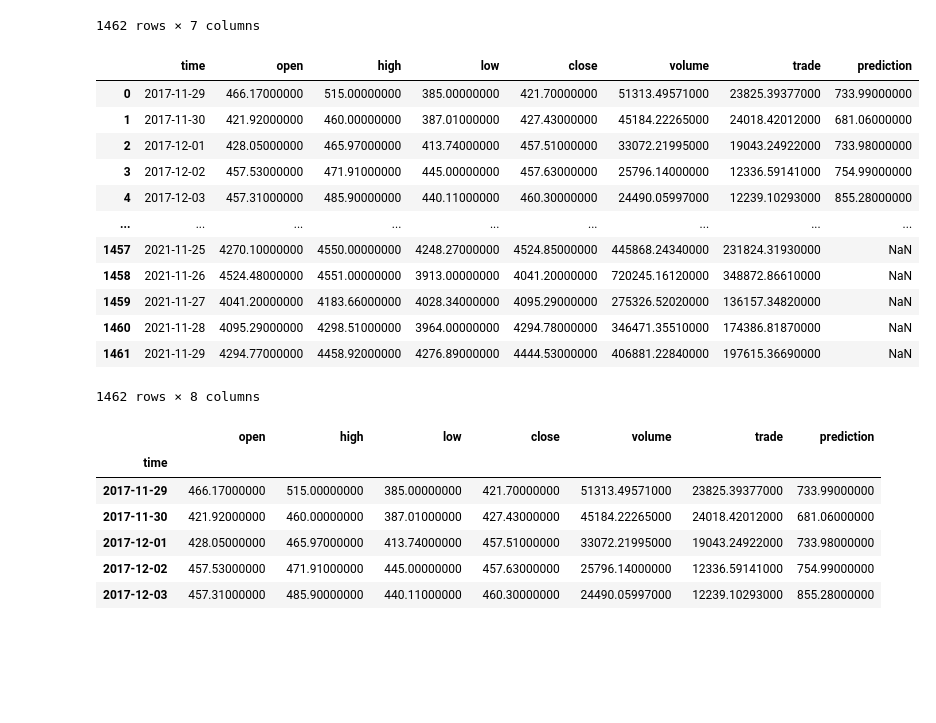
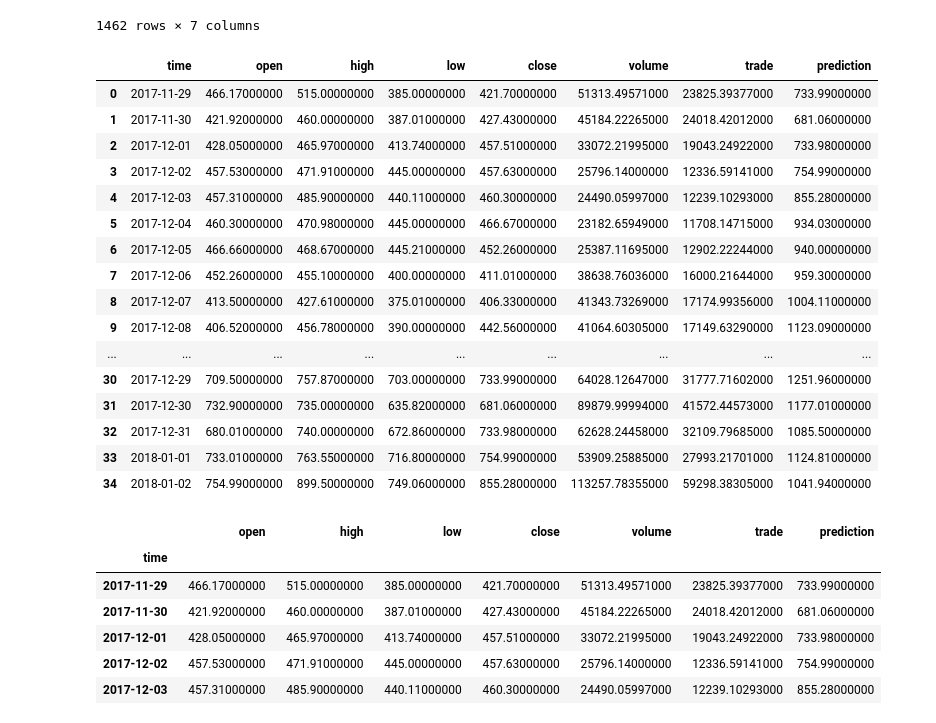
Before and after one commit to TomHOldershaw/Project4, a Jupyter notebook: 02 - Predicting the future price of ethereum - shifting the target.ipynb, the cells around one changed output. Drawn from its saved outputs; the diff is of its cells as text; code cells hidden in the pictures; blank space fills up the shorter version.

```diff
--- a/02 - Predicting the future price of ethereum - shifting the target.ipynb
+++ b/02 - Predicting the future price of ethereum - shifting the target.ipynb
@@ -79,22 +79,26 @@ ethereum_df
 # %%
 # make the predictions 30 days in the future for the target.
 projection = 30
 ethereum_df["prediction"] = ethereum_df["close"].shift(-projection)
-ethereum_df
+ethereum_df.head(35)
 # %% [output]
 |  | time | open | high | low | close | volume | trade | prediction |
 | 0 | 2017-11-29 | 466.17000000 | 515.00000000 | 385.00000000 | 421.70000000 | 51313.49571000 | 23825.39377000 | 733.99000000 |
 | 1 | 2017-11-30 | 421.92000000 | 460.00000000 | 387.01000000 | 427.43000000 | 45184.22265000 | 24018.42012000 | 681.06000000 |
 | 2 | 2017-12-01 | 428.05000000 | 465.97000000 | 413.74000000 | 457.51000000 | 33072.21995000 | 19043.24922000 | 733.98000000 |
 | 3 | 2017-12-02 | 457.53000000 | 471.91000000 | 445.00000000 | 457.63000000 | 25796.14000000 | 12336.59141000 | 754.99000000 |
 | 4 | 2017-12-03 | 457.31000000 | 485.90000000 | 440.11000000 | 460.30000000 | 24490.05997000 | 12239.10293000 | 855.28000000 |
+| 5 | 2017-12-04 | 460.30000000 | 470.98000000 | 445.00000000 | 466.67000000 | 23182.65949000 | 11708.14715000 | 934.03000000 |
+| 6 | 2017-12-05 | 466.66000000 | 468.67000000 | 445.21000000 | 452.26000000 | 25387.11695000 | 12902.22244000 | 940.00000000 |
+| 7 | 2017-12-06 | 452.26000000 | 455.10000000 | 400.00000000 | 411.01000000 | 38638.76036000 | 16000.21644000 | 959.30000000 |
+| 8 | 2017-12-07 | 413.50000000 | 427.61000000 | 375.01000000 | 406.33000000 | 41343.73269000 | 17174.99356000 | 1004.11000000 |
+| 9 | 2017-12-08 | 406.52000000 | 456.78000000 | 390.00000000 | 442.56000000 | 41064.60305000 | 17149.63290000 | 1123.09000000 |
 | ... | ... | ... | ... | ... | ... | ... | ... | ... |
-| 1457 | 2021-11-25 | 4270.10000000 | 4550.00000000 | 4248.27000000 | 4524.85000000 | 445868.24340000 | 231824.31930000 | NaN |
-| 1458 | 2021-11-26 | 4524.48000000 | 4551.00000000 | 3913.00000000 | 4041.20000000 | 720245.16120000 | 348872.86610000 | NaN |
-| 1459 | 2021-11-27 | 4041.20000000 | 4183.66000000 | 4028.34000000 | 4095.29000000 | 275326.52020000 | 136157.34820000 | NaN |
-| 1460 | 2021-11-28 | 4095.29000000 | 4298.51000000 | 3964.00000000 | 4294.78000000 | 346471.35510000 | 174386.81870000 | NaN |
-| 1461 | 2021-11-29 | 4294.77000000 | 4458.92000000 | 4276.89000000 | 4444.53000000 | 406881.22840000 | 197615.36690000 | NaN |
+| 30 | 2017-12-29 | 709.50000000 | 757.87000000 | 703.00000000 | 733.99000000 | 64028.12647000 | 31777.71602000 | 1251.96000000 |
+| 31 | 2017-12-30 | 732.90000000 | 735.00000000 | 635.82000000 | 681.06000000 | 89879.99994000 | 41572.44573000 | 1177.01000000 |
+| 32 | 2017-12-31 | 680.01000000 | 740.00000000 | 672.86000000 | 733.98000000 | 62628.24458000 | 32109.79685000 | 1085.50000000 |
+| 33 | 2018-01-01 | 733.01000000 | 763.55000000 | 716.80000000 | 754.99000000 | 53909.25885000 | 27993.21701000 | 1124.81000000 |
+| 34 | 2018-01-02 | 754.99000000 | 899.50000000 | 749.06000000 | 855.28000000 | 113257.78355000 | 59298.38305000 | 1041.94000000 |
-1462 rows × 8 columns
 # %%
 ethereum_df = ethereum_df.set_index("time")
 ethereum_df
```
Also changed, not shown: parts of 13 cells of this notebook, 2 other files.
